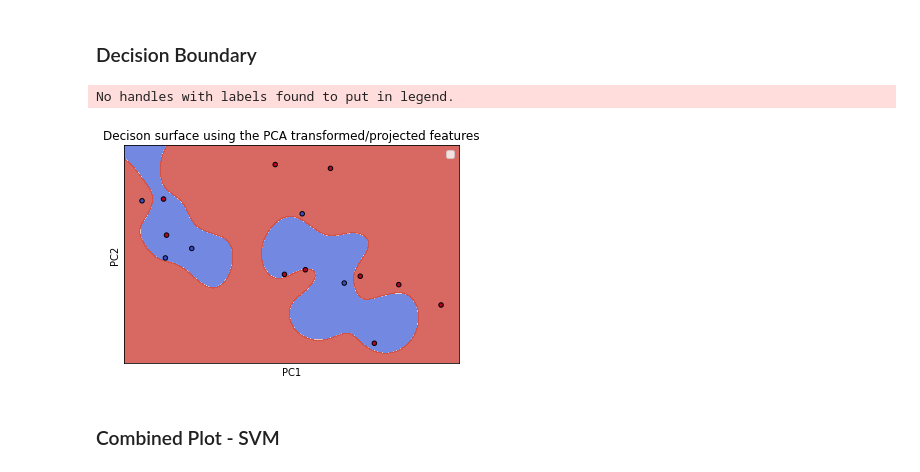
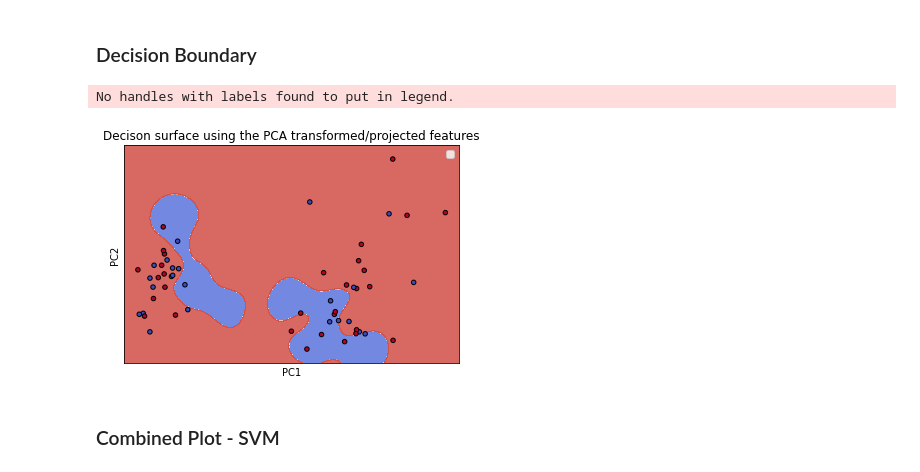
Before and after one commit to hzorkic/machine_learning_and_molecular_docking_for_drug_discovery, a Jupyter notebook: COAD Analysis.ipynb, the cells around one changed output. Saved outputs shown, nothing was run; the diff lists cells and outputs as text; code cells hidden in the pictures.

```diff
--- a/COAD Analysis.ipynb
+++ b/COAD Analysis.ipynb
@@ -569,27 +504,27 @@ AUC: 0.6000
 # %%
 # Plot
 fig, ax = plt.subplots()
 
 # Set-up grid for plotting.
-X0, X1 = x_test[:, 0], x_test[:, 1]
+X0, X1 = Xreduced[:, 0], Xreduced[:, 1]
 xx, yy = make_meshgrid(X0, X1)
 
 plot_contours(ax, clf_rand, xx, yy, cmap=plt.cm.coolwarm, alpha=0.8)
-ax.scatter(X0, X1, c=y_test, cmap=plt.cm.coolwarm, s=20, edgecolors='k')
+ax.scatter(X0, X1, c=target_binary, cmap=plt.cm.coolwarm, s=20, edgecolors='k')
 
 # Plot Labels
 ax.set_ylabel('PC2')
 ax.set_xlabel('PC1')
 title = ('Decision surface of linear SVC ')
 
 # Plot Sizing
 ax.set_xticks(())
 ax.set_yticks(())
 ax.set_title('Decison surface using the PCA transformed/projected features')
 ax.legend()
 plt.show()
 # %% [output]
 No handles with labels found to put in legend.
-[figure, old version]
+[figure, new version]
 # %% [markdown]
 ### Combined Plot - SVM
```
Also changed, not shown: parts of 59 cells of this notebook.
